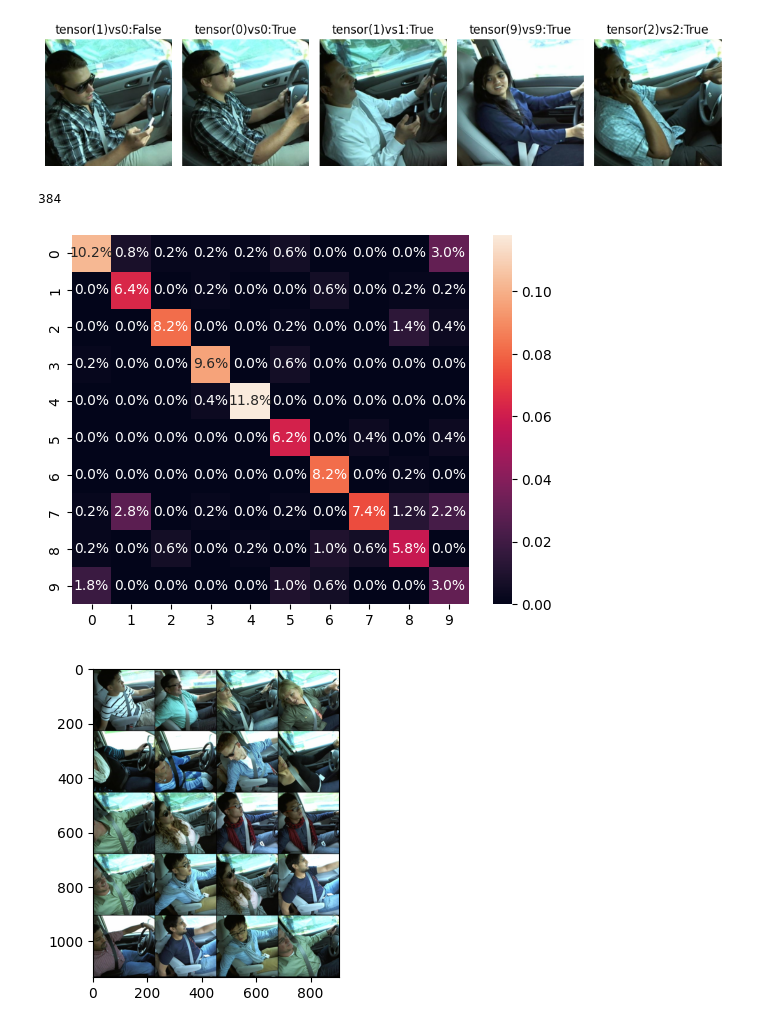
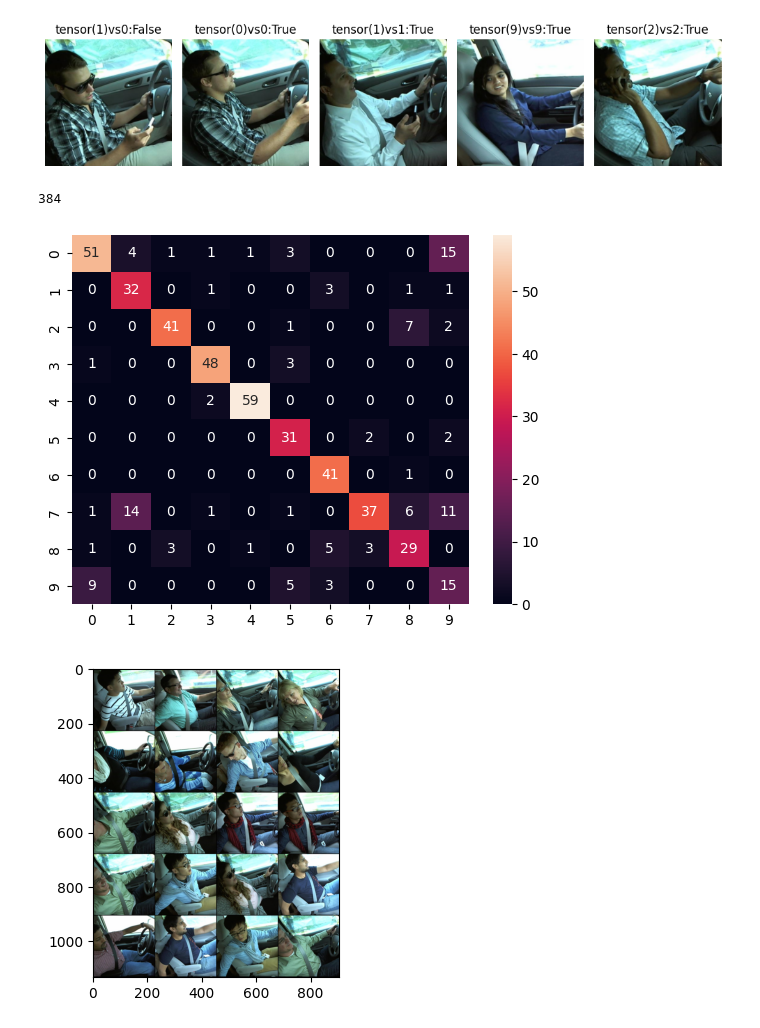
Before and after one commit to Xannadoo/AML_Classifying_distracted_drivers, a Jupyter notebook: statefarm_drivers_02.ipynb, the cells around one changed output. Saved outputs shown, nothing was run; the diff lists cells and outputs as text; code cells hidden in the pictures.

```diff
--- a/statefarm_drivers_02.ipynb
+++ b/statefarm_drivers_02.ipynb
@@ -433,21 +433,21 @@ import seaborn as sns
 # %%
 np.random.seed(42)
 images, labels = get_random_images(500, 'src/val_m', y_test)
 res = []
 for ii in range(len(images[0])):
     image = to_pil(images[0][ii,])
     index = predict_image(image)
     r = int(labels[0][ii]) == index
     res.append(index)
 
 print(sum([1 if i == j else 0 for i,j in zip(res, labels[0])]))
 
 cm = confusion_matrix(res, labels[0])
 
-sns.heatmap(cm/len(res), annot=True, fmt='.1%');
+sns.heatmap(cm, annot=True);
 # %% [output]
 384
-[figure, old version]
+[figure, new version]
 # %%
 images = images[0]
 # %%
```
